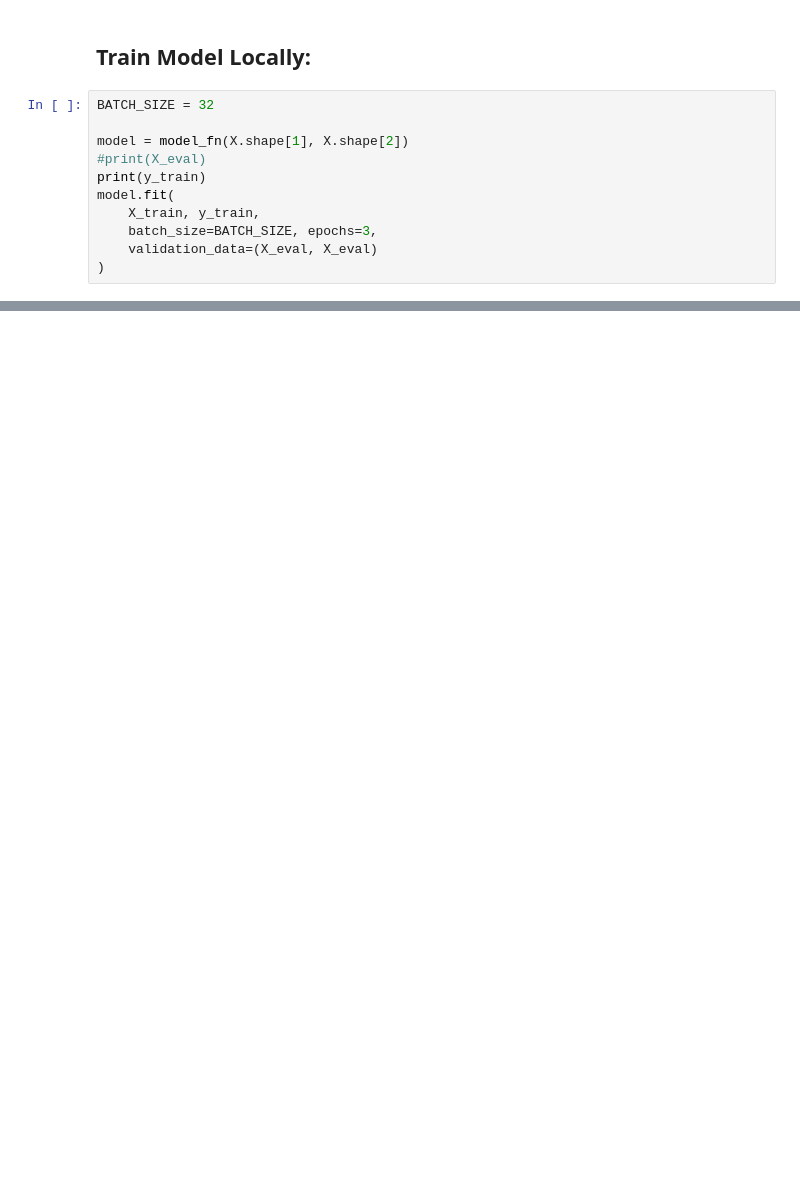
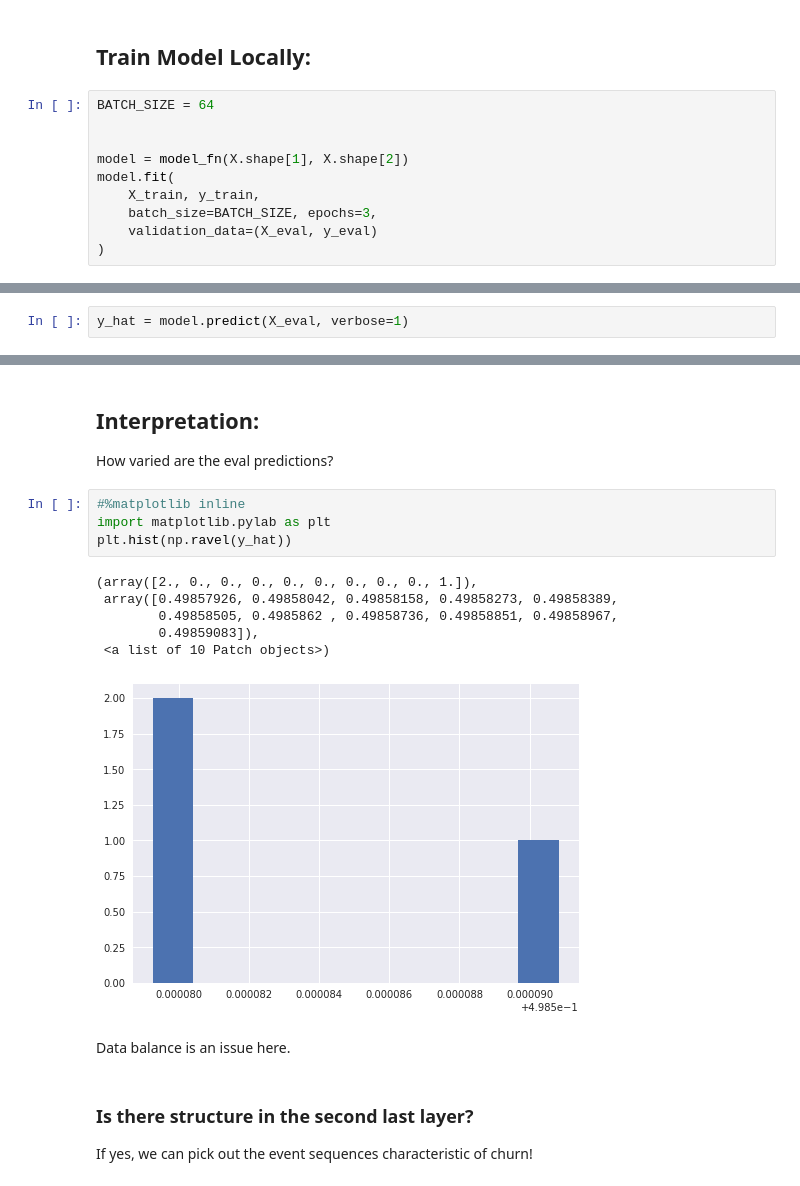
Before and after one commit to Johannamps/go-de-internal-johanna, a Jupyter notebook: churn-prediction/lstm/lstm training.ipynb, the cells around one changed output, grey strips where cells are left out. Cells and saved outputs as stored; diff of their text form; blank space fills up the shorter version.

```diff
--- a/churn-prediction/lstm/lstm training.ipynb
+++ b/churn-prediction/lstm/lstm training.ipynb
@@ -191,14 +157,13 @@ Using TensorFlow backend.
 # %% [markdown]
 ## Train Model Locally:
 # %%
-BATCH_SIZE = 32
+BATCH_SIZE = 64
+
 
 model = model_fn(X.shape[1], X.shape[2])
-#print(X_eval)
-print(y_train)
 model.fit(
     X_train, y_train,
     batch_size=BATCH_SIZE, epochs=3,
-    validation_data=(X_eval, X_eval)
+    validation_data=(X_eval, y_eval)
 )
 # %% [output]
@@ -206,0 +188,2 @@ ValueError: Error when checking target: expected dense_6 to have shape (1,) but
+# %%
+y_hat = model.predict(X_eval, verbose=1)
@@ -206,0 +192,19 @@ ValueError: Error when checking target: expected dense_6 to have shape (1,) but
+# %% [markdown]
+## Interpretation:
+How varied are the eval predictions?
+# %%
+#%matplotlib inline
+import matplotlib.pylab as plt
+plt.hist(np.ravel(y_hat))
+# %% [output]
+(array([2., 0., 0., 0., 0., 0., 0., 0., 0., 1.]),
+ array([0.49857926, 0.49858042, 0.49858158, 0.49858273, 0.49858389,
+        0.49858505, 0.4985862 , 0.49858736, 0.49858851, 0.49858967,
+        0.49859083]),
+ <a list of 10 Patch objects>)
+[figure, added]
+# %% [markdown]
+Data balance is an issue here.
+# %% [markdown]
+### Is there structure in the second last layer?
+If yes, we can pick out the event sequences characteristic of churn!
```
Also changed, not shown: parts of 17 cells of this notebook, 12 other files.
